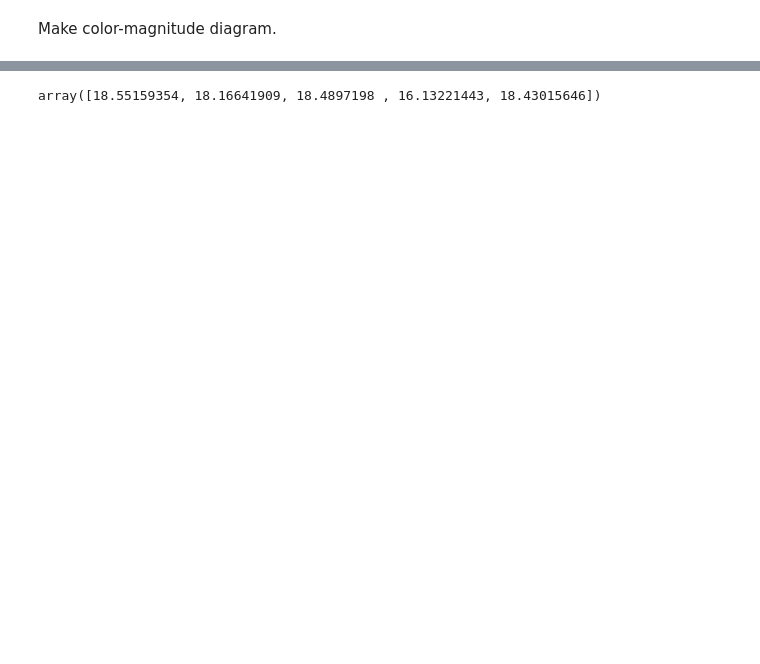
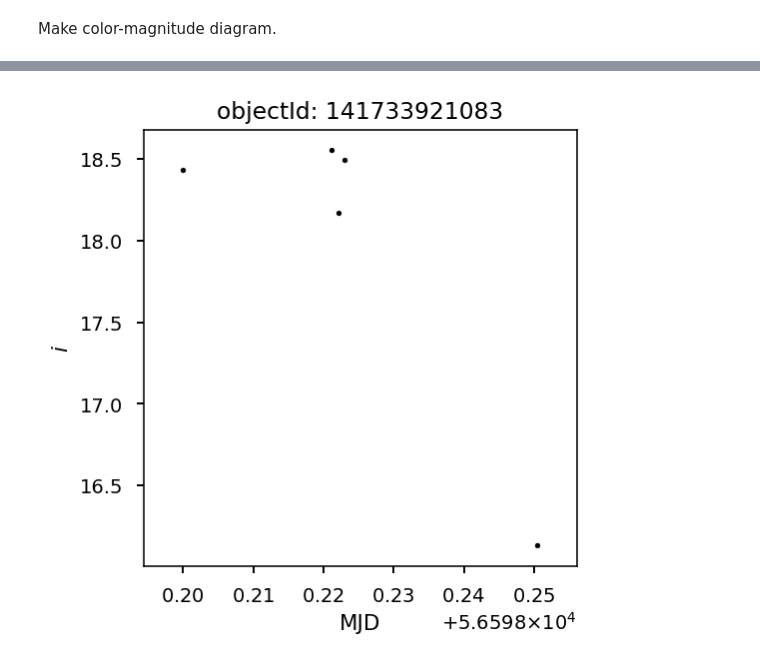
Before and after one commit to LSSTScienceCollaborations/StackClub, a Jupyter notebook: ImageProcessing/Re-RunHSC.ipynb, the cells around one changed output, grey strips where cells are left out. Saved outputs shown, nothing was run; the diff lists cells and outputs as text; code cells hidden in the pictures; blank space fills up the shorter version.

```diff
--- a/ImageProcessing/Re-RunHSC.ipynb
+++ b/ImageProcessing/Re-RunHSC.ipynb
@@ -257,14 +258,0 @@ butler = dafPersist.Butler(inputs=DATADIR + 'rerun/ccdForcedPhot/')
-# %%
-data_id_fields = ['filter', 'pointing', 'visit', 'ccd', 'field', 'dateObs', 'taiObs', 'expTime', 'tract']
-data_id_dtypes = [str,int,int,int,str,str,str,float,int]
-
-tables = []
-for line in open('/home/jmyles/i_visits.txt'):
-    vars = line[74:-14].replace(" ","").replace("\'","").replace("\"","").split(",")
-    if len(vars) == 1:
-        continue
-    print({data_id_fields[i] : vars[i].split(':')[1] for i in range(len(vars))})
-    sources = butler.get('forced_src', {data_id_fields[i] : data_id_dtypes[i](vars[i].split(':')[1]) for i in range(len(vars))})
-    tables.append(sources.asAstropy().to_pandas())
-
-iSources = pd.concat(tables)
@@ -295,0 +317,9 @@ print(len(np.unique(iSources['objectId'])))
+# %%
+iSources = pd.concat(i_tables)
+rSources = pd.concat(r_tables)
+
+iGrouped = iSources.groupby('objectId')
+rGrouped = rSources.groupby('objectId')
+
+print('{} i band objects, {} measurements'.format(len(np.unique(iSources['objectId'])), len(iSources['objectId'])))
+print('{} r band objects, {} measurements'.format(len(np.unique(rSources['objectId'])), len(rSources['objectId'])))
@@ -296,5 +329,6 @@ print(len(np.unique(iSources['objectId'])))
 # %%
-for name, group in grouped:
-    if len(group) == 5:
-        print(name)
+objids = [name for name, group in iGrouped if len(group) == 5]
+obj = objids[1]
+print('e.g. objectId:', obj)
+iSources[iSources['objectId'] == obj]
 # %% [output]
@@ -318,6 +343,18 @@ for name, group in grouped:
-# %%
-# 141733921083
-iCoaddCalib.getMagnitude(iSources[iSources['objectId'] == 141733921083]['base_PsfFlux_flux'].values)
-# %% [output]
-array([18.55159354, 18.16641909, 18.4897198 , 16.13221443, 18.43015646])
+# %%
+plt.style.use('seaborn-notebook')
+plt.figure(3, figsize=(4, 4), dpi=140)
+plt.title('objectId: {}'.format(obj))
+plt.scatter(iSources[iSources['objectId'] == obj]['mjd'].values,
+            iCoaddCalib.getMagnitude(iSources[iSources['objectId'] == objids[0]]['base_PsfFlux_flux'].values),
+            s=6, c='k')
+
+plt.ylabel('$i$')
+plt.xlabel('MJD')
+
+plt.subplots_adjust(left=0.125, bottom=0.1)
+ax = plt.gca()
+ax.ticklabel_format(useOffset=56598, style='plain', axis='x', useMathText=True)
+plt.show()
+# %% [output]
+[figure, added]
 # %%
```
Also changed, not shown: parts of 34 cells of this notebook, 1 other file.
